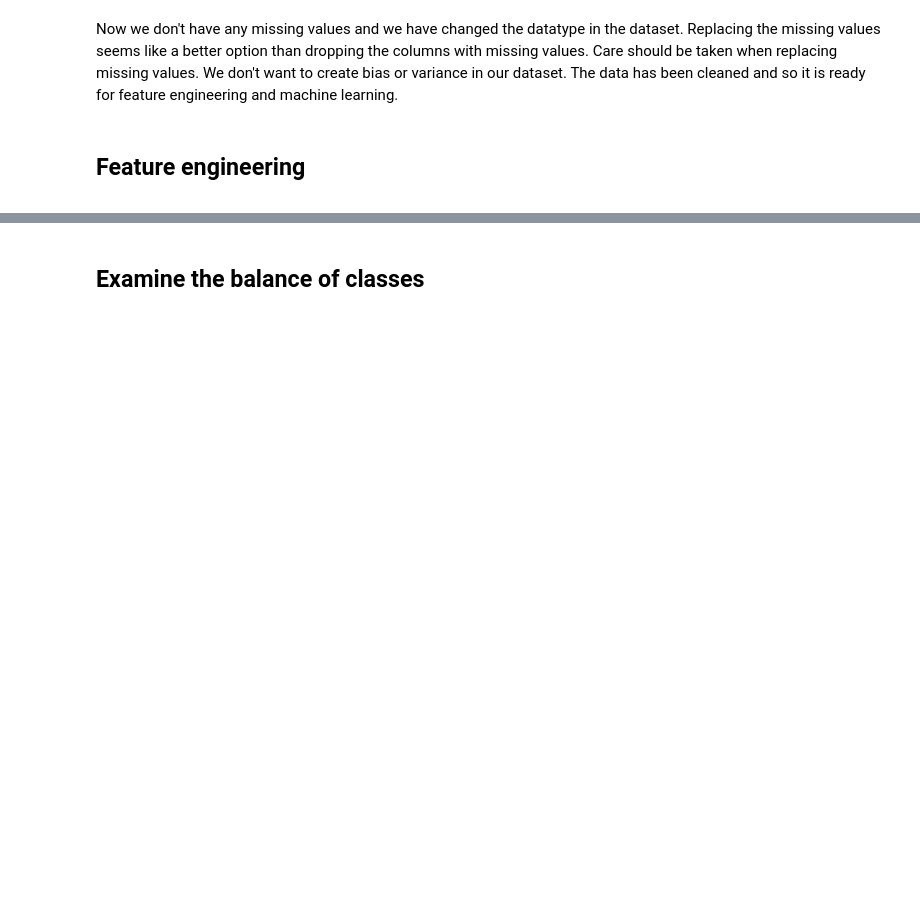
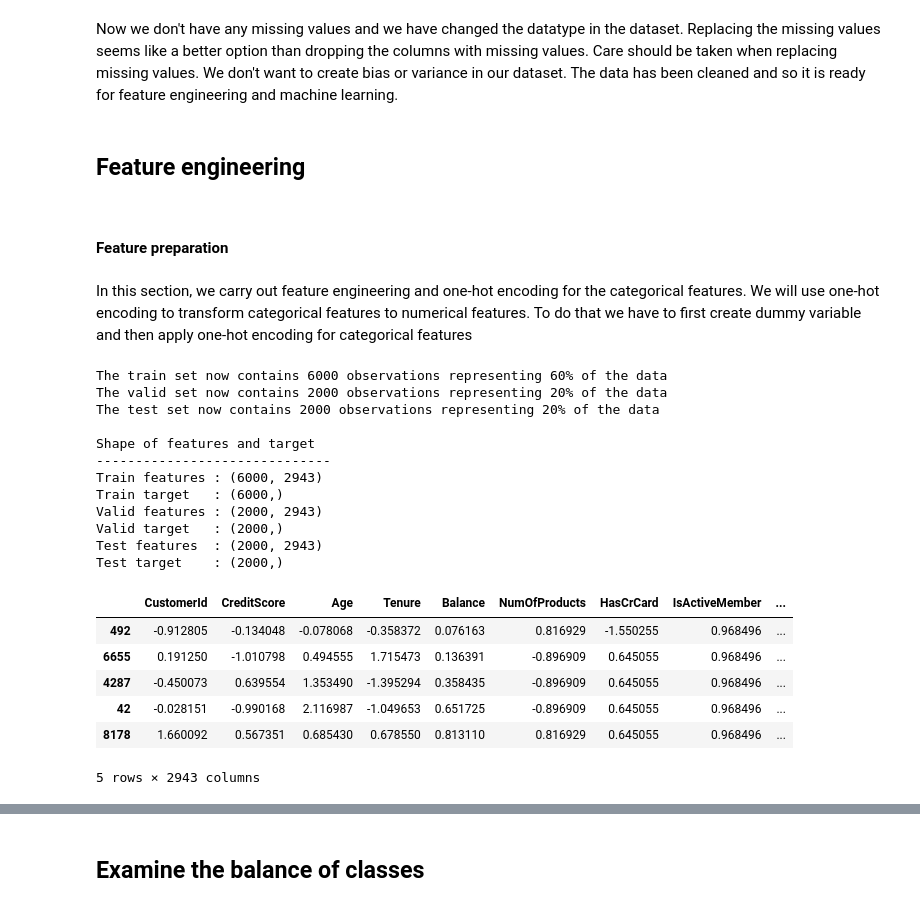
Before and after one commit to chuksoo/customer_churn_predictML, a Jupyter notebook: customer_churn_predictML.ipynb, the cells around one changed output, grey strips where cells are left out. Cells and saved outputs as stored; diff of their text form; code cells hidden in the pictures; blank space fills up the shorter version.

```diff
--- a/customer_churn_predictML.ipynb
+++ b/customer_churn_predictML.ipynb
@@ -311,3 +317,72 @@ Now we don't have any missing values and we have changed the datatype in the dat
 <div id="feature_engineering">
     <h2>Feature engineering</h2>
 </div>
+# %% [markdown]
+#### Feature preparation
+# %% [markdown]
+In this section, we carry out feature engineering and one-hot encoding for the categorical features. We will use one-hot encoding to transform categorical features to numerical features. To do that we have to first create dummy variable and then apply one-hot encoding for categorical features
+# %%
+# one-hot encoding of categorical features
+df_ohe = pd.get_dummies(df, drop_first=True)
+
+# declare variables for features and target
+target = df_ohe['Exited']
+features = df_ohe.drop(['RowNumber', 'Exited'], axis=1)
+
+# split data into training and testing
+features_train, features_test, target_train, target_test = train_test_split(
+    features, target, test_size=0.20, random_state=12345
+)
+# split train data into validation and train
+features_train, features_valid, target_train, target_valid = train_test_split(
+    features_train, target_train, test_size=0.25, random_state=12345
+) # 0.25 * 0.80 = 0.20 for validation size
+
+# display the shape of the split dataset
+print('The train set now contains {}'.format(features_train.shape[0]) + ' observations representing 60% of the data')
+print('The valid set now contains {}'.format(features_valid.shape[0]) + ' observations representing 20% of the data')
+print('The test set now contains {}'.format(features_test.shape[0]) + ' observations representing 20% of the data')
+print()
+
+# numeric features in dataset
+numeric = ['CustomerId', 'CreditScore', 'Age', 'Tenure', 'Balance', 'NumOfProducts',
+           'HasCrCard', 'IsActiveMember', 'EstimatedSalary']
+
+# features scaling
+scaler = StandardScaler()
+scaler.fit(features_train[numeric])
+# transform the training set and the validation set using transform()
+features_train[numeric] = scaler.transform(features_train[numeric])
+features_valid[numeric]  = scaler.transform(features_valid[numeric])
+features_test[numeric]  = scaler.transform(features_valid[numeric])
+
+print("\033[1m" + 'Shape of features and target' + "\033[0m")
+print('-'*30)
+print('Train features :', features_train.shape)
+print('Train target   :',target_train.shape)
+print('Valid features :',features_valid.shape)
+print('Valid target   :',target_valid.shape)
+print('Test features  :',features_test.shape)
+print('Test target    :',target_test.shape)
+print()
+display(features_train.head())
+# %% [output]
+The train set now contains 6000 observations representing 60% of the data
+The valid set now contains 2000 observations representing 20% of the data
+The test set now contains 2000 observations representing 20% of the data
+
+Shape of features and target
+------------------------------
+Train features : (6000, 2943)
+Train target   : (6000,)
+Valid features : (2000, 2943)
+Valid target   : (2000,)
+Test features  : (2000, 2943)
+Test target    : (2000,)
+|  | CustomerId | CreditScore | Age | Tenure | Balance | NumOfProducts | HasCrCard | IsActiveMember | ... |
+| 492 | -0.912805 | -0.134048 | -0.078068 | -0.358372 | 0.076163 | 0.816929 | -1.550255 | 0.968496 | ... |
+| 6655 | 0.191250 | -1.010798 | 0.494555 | 1.715473 | 0.136391 | -0.896909 | 0.645055 | 0.968496 | ... |
+| 4287 | -0.450073 | 0.639554 | 1.353490 | -1.395294 | 0.358435 | -0.896909 | 0.645055 | 0.968496 | ... |
+| 42 | -0.028151 | -0.990168 | 2.116987 | -1.049653 | 0.651725 | -0.896909 | 0.645055 | 0.968496 | ... |
+| 8178 | 1.660092 | 0.567351 | 0.685430 | 0.678550 | 0.813110 | 0.816929 | 0.645055 | 0.968496 | ... |
+5 rows × 2943 columns
```
Also changed, not shown: parts of 38 cells of this notebook.
